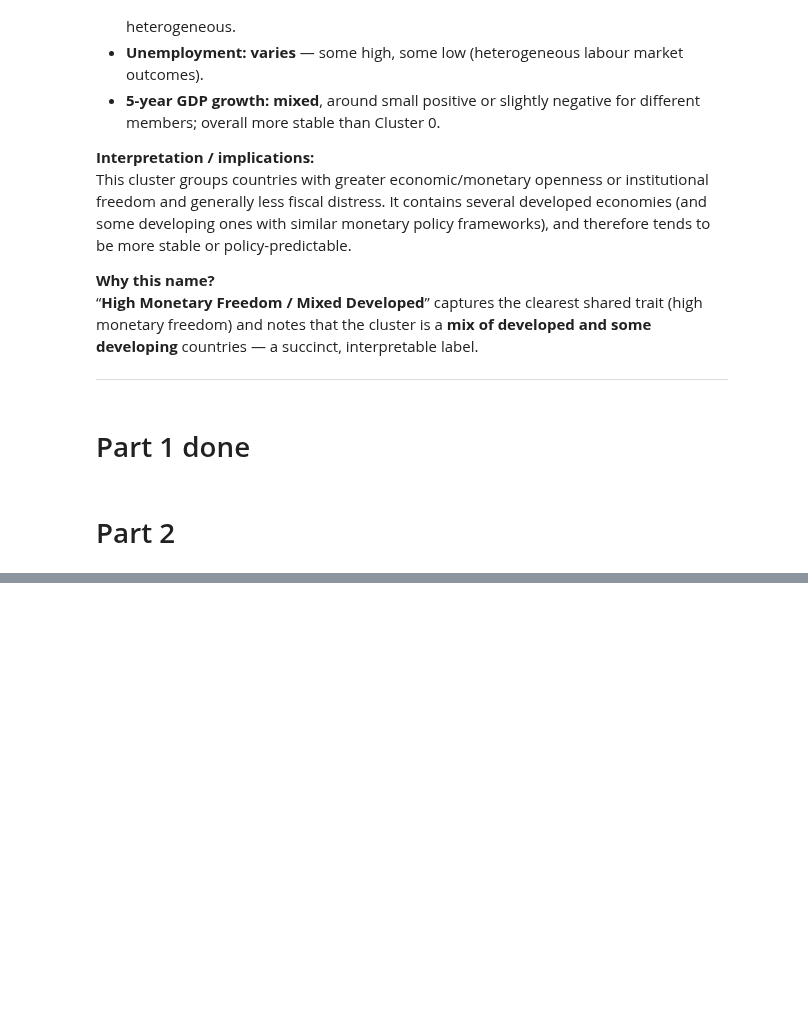
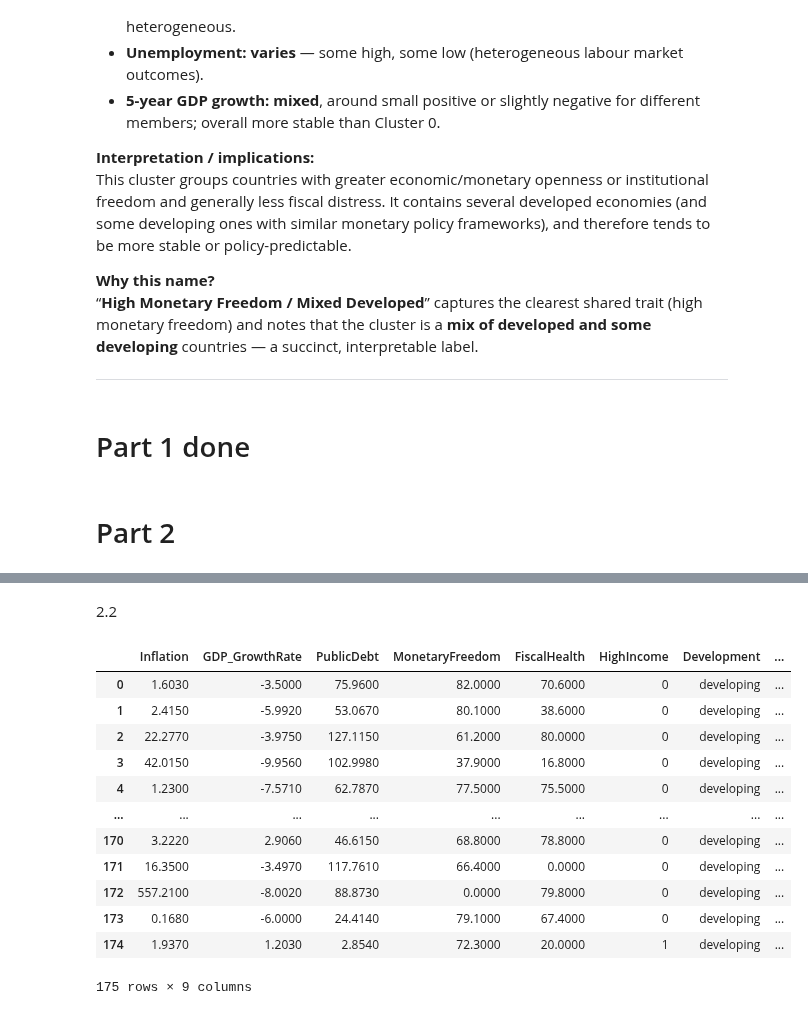
Before and after one commit to CepbluKot/hse-data-analysis-2025, a Jupyter notebook: test_1/task.ipynb, the cells around one changed output, grey strips where cells are left out. Cells and saved outputs as stored; diff of their text form; code cells hidden in the pictures; blank space fills up the shorter version.

```diff
--- a/test_1/task.ipynb
+++ b/test_1/task.ipynb
@@ -570,0 +575,12 @@ This cluster groups countries with greater economic/monetary openness or institu
+# %%
+
+
+df = pd.read_excel('index2022_data.xlsx')
+
+
+# select numeric columns and compute Pearson correlations with the target
+numeric_cols = df.select_dtypes(include=[np.number]).columns.tolist()
+corr_with_target = df[numeric_cols].corr()[target].drop(labels=[target], errors='ignore').dropna()
+top5 = corr_with_target.abs().sort_values(ascending=False)
+
+top5
@@ -570,0 +605,6 @@ This cluster groups countries with greater economic/monetary openness or institu
+# %%
+top5 = corr_with_target.abs().sort_values(ascending=False).index[:5].tolist()
+
+
+# so we'll use these numeric variables
+top5
@@ -570,0 +617,8 @@ This cluster groups countries with greater economic/monetary openness or institu
+# %%
+# and these cat variables
+# HighIncome, Development, Region
+
+
+numeric_vars = df[top5]
+cat_vars = df[['HighIncome', 'Development', 'Region']]
+cat_vars
@@ -570,0 +820,27 @@ This cluster groups countries with greater economic/monetary openness or institu
+# %% [markdown]
+2.2
+# %%
+import pandas as pd
+import numpy as np
+import statsmodels.api as sm
+
+# Simple OLS regression model (assumes these exist in the notebook: df, numeric_vars, cat_vars)
+target = '5Year_GDP_GrowthRate'
+
+# Build modeling dataframe (concatenate numeric predictors, categorical predictors and target; drop NA)
+model_df = pd.concat([numeric_vars, cat_vars, df[[target]]], axis=1).dropna().reset_index(drop=True)
+model_df
+# %% [output]
+|  | Inflation | GDP_GrowthRate | PublicDebt | MonetaryFreedom | FiscalHealth | HighIncome | Development | ... |
+| 0 | 1.6030 | -3.5000 | 75.9600 | 82.0000 | 70.6000 | 0 | developing | ... |
+| 1 | 2.4150 | -5.9920 | 53.0670 | 80.1000 | 38.6000 | 0 | developing | ... |
+| 2 | 22.2770 | -3.9750 | 127.1150 | 61.2000 | 80.0000 | 0 | developing | ... |
+| 3 | 42.0150 | -9.9560 | 102.9980 | 37.9000 | 16.8000 | 0 | developing | ... |
+| 4 | 1.2300 | -7.5710 | 62.7870 | 77.5000 | 75.5000 | 0 | developing | ... |
+| ... | ... | ... | ... | ... | ... | ... | ... | ... |
+| 170 | 3.2220 | 2.9060 | 46.6150 | 68.8000 | 78.8000 | 0 | developing | ... |
+| 171 | 16.3500 | -3.4970 | 117.7610 | 66.4000 | 0.0000 | 0 | developing | ... |
+| 172 | 557.2100 | -8.0020 | 88.8730 | 0.0000 | 79.8000 | 0 | developing | ... |
+| 173 | 0.1680 | -6.0000 | 24.4140 | 79.1000 | 67.4000 | 0 | developing | ... |
+| 174 | 1.9370 | 1.2030 | 2.8540 | 72.3000 | 20.0000 | 1 | developing | ... |
+175 rows × 9 columns
```
Also changed, not shown: parts of 25 cells of this notebook.
